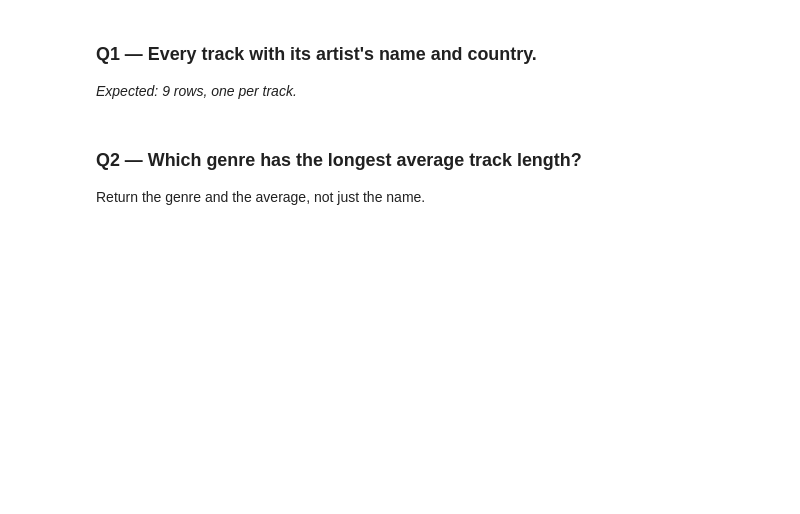
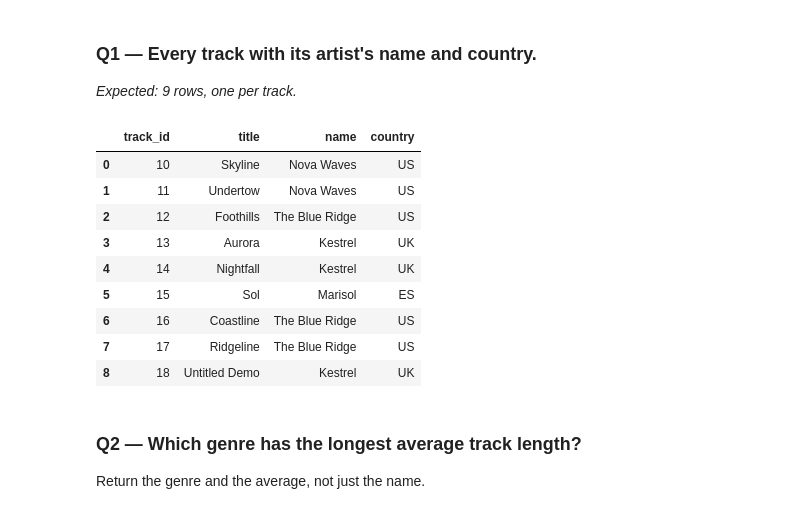
Before and after one commit to derekhatherley/ds2002-fa26, a Jupyter notebook: 2026_09_11_—_SQL_Challenge_Set_—_Lab.ipynb, the cells around one changed output. Drawn from its saved outputs; the diff is of its cells as text; code cells hidden in the pictures; blank space fills up the shorter version.

```diff
--- a/2026_09_11_—_SQL_Challenge_Set_—_Lab.ipynb
+++ b/2026_09_11_—_SQL_Challenge_Set_—_Lab.ipynb
@@ -51,3 +49,22 @@ q('''
+# %%
+q1 = q('''
+SELECT t.track_id, t.title, a.name, a.country
+FROM tracks t
+JOIN artists a ON t.artist_id = a.artist_id
+ORDER BY t.track_id
+''')
+q1
+# %% [output]
+|  | track_id | title | name | country |
+| 0 | 10 | Skyline | Nova Waves | US |
+| 1 | 11 | Undertow | Nova Waves | US |
+| 2 | 12 | Foothills | The Blue Ridge | US |
+| 3 | 13 | Aurora | Kestrel | UK |
+| 4 | 14 | Nightfall | Kestrel | UK |
+| 5 | 15 | Sol | Marisol | ES |
+| 6 | 16 | Coastline | The Blue Ridge | US |
+| 7 | 17 | Ridgeline | The Blue Ridge | US |
+| 8 | 18 | Untitled Demo | Kestrel | UK |
 # %% [markdown]
 ### Q2 — Which genre has the longest average track length?
 
```
Also changed, not shown: parts of 17 cells of this notebook.
